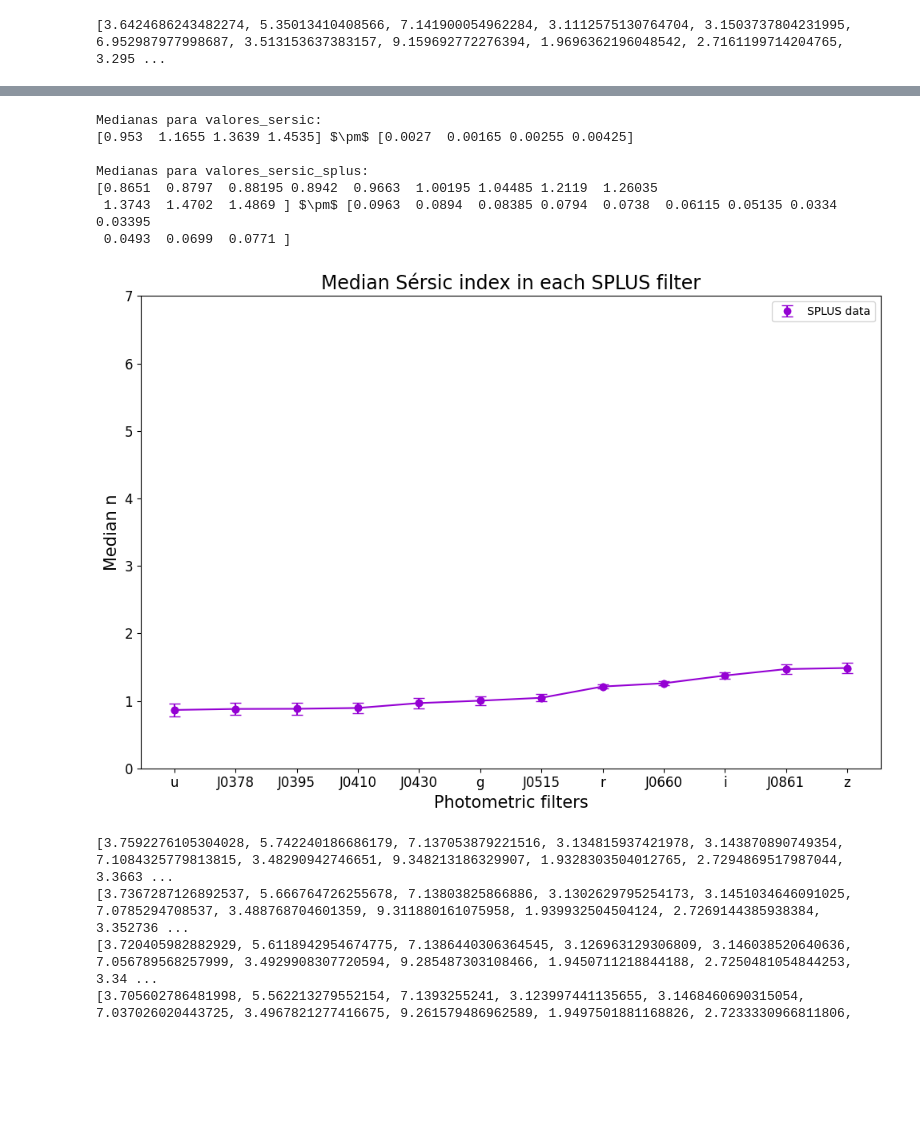
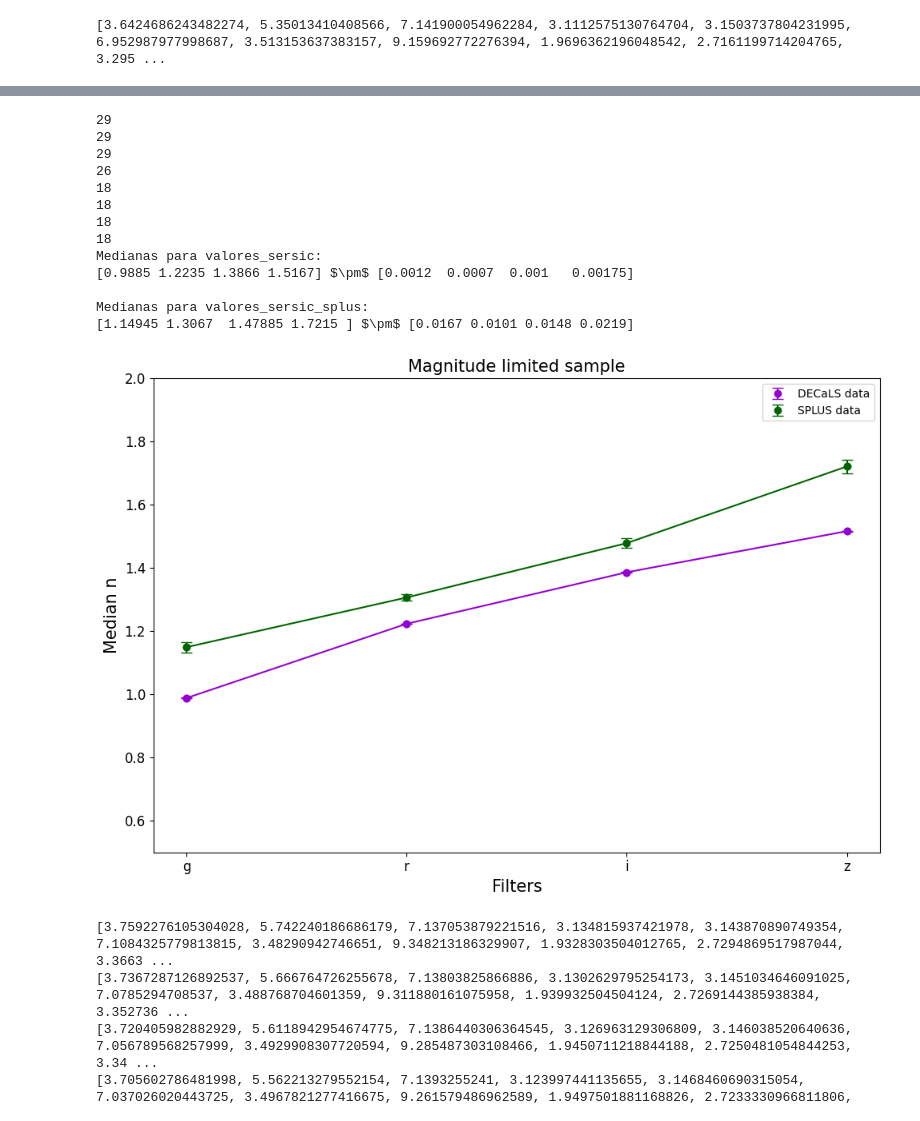
Before and after one commit to Siortiz/MorphoLS, a Jupyter notebook: Analysis/DECALS_SPLUS_plots.ipynb, the cells around one changed output, grey strips where cells are left out. Saved outputs shown, nothing was run; the diff lists cells and outputs as text; code cells hidden in the pictures; blank space fills up the shorter version.

```diff
--- a/Analysis/DECALS_SPLUS_plots.ipynb
+++ b/Analysis/DECALS_SPLUS_plots.ipynb
@@ -116,17 +129,17 @@ filtros = ['g', 'r', 'i', 'z']
 filtros_splus = ['u', 'J0378', 'J0395', 'J0410', 'J0430', 'g', 'J0515', 'r', 'J0660', 'i', 'J0861', 'z']
 for filtro in filtros:
     model['n_' + filtro] = pd.to_numeric(model['n_' + filtro], errors='coerce')
-    model['RE_' +filtro] = pd.to_numeric(model['RE_' + filtro], errors = 'coerce')
+    model['RE_' +filtro] = pd.to_numeric(model['RE_' + filtro], errors = 'coerce')*0.262
     model['e_n_' + filtro] = pd.to_numeric(model['e_n_' + filtro], errors='coerce')
-    model['e_RE_' + filtro] = pd.to_numeric(model['e_RE_' + filtro], errors='coerce')
+    model['e_RE_' + filtro] = pd.to_numeric(model['e_RE_' + filtro], errors='coerce')*0.262
 #H_0 = 67.4  # km/s/Mpc
 #splus['Distance (Mpc)'] = (splus['zmemb'] * 300000) / H_0
 for fil in filtros_splus:
     splus['n_' + fil] = pd.to_numeric(splus['n_' + fil], errors='coerce')
-    splus['RE_' +fil] = pd.to_numeric(splus['RE_' + fil], errors = 'coerce')
+    splus['RE_' +fil] = pd.to_numeric(splus['RE_' + fil], errors = 'coerce')*0.55
     splus['MAG_' +fil] = pd.to_numeric(splus['MAG_' + fil], errors = 'coerce')
     splus['e_n_' + fil] = pd.to_numeric(splus['e_n_' + fil], errors='coerce')
-    splus['e_RE_' + fil] = pd.to_numeric(splus['e_RE_' + fil], errors='coerce')
+    splus['e_RE_' + fil] = pd.to_numeric(splus['e_RE_' + fil], errors='coerce')*0.55
     #splus[f'RE_{fil}(kpc)'] = (splus[f'RE_{fil}'] * 0.55 * splus['Distance (Mpc)']) / 206.265
     #splus[f'e_RE_{fil}(kpc)'] = (splus[f'e_RE_{fil}'] * 0.55 * splus['Distance (Mpc)']) / 206.265
 # %%
@@ -323,9 +173,9 @@ plt.show()
 # %%
 valores_sersic = np.array([model['n_' + filtro] for filtro in filtros])
-valores_sersic_splus = np.array([splus['n_'+filtro] for filtro in filtros_splus])
+valores_sersic_splus = np.array([splus['n_'+filtro] for filtro in filtros])
 
 errores_sersic = np.array([model['e_n_' + filtro] for filtro in filtros])
-errores_sersic_splus = np.array([splus['e_n_' + filtro] for filtro in filtros_splus])
+errores_sersic_splus = np.array([splus['e_n_' + filtro] for filtro in filtros])
 
 # Función para calcular la mediana sin NaN y ceros
 def calcular_mediana_sin_nan_ni_ceros(valores):
@@ -333,7 +183,7 @@ def calcular_mediana_sin_nan_ni_ceros(valores):
     valores = pd.to_numeric(valores, errors='coerce')
     # Filtrar NaN y ceros
     valores_filtrados = valores[(~np.isnan(valores)) & (valores != 0.0)]
-    #return(np.nanmedian(valores))
+    print(len(valores_filtrados))
     if len(valores_filtrados) > 0:
         return np.nanmedian(valores_filtrados)
     else:
@@ -349,13 +199,13 @@ def calcular_errores(valores):
 medianas_valores_sersic = np.array([calcular_mediana_sin_nan_ni_ceros(valores_sersic[i]) for i in range(len(filtros))])
 
 # Calcular medianas para cada filtro en 'valores_sersic_splus'
-medianas_valores_sersic_splus = np.array([calcular_mediana_sin_nan_ni_ceros(valores_sersic_splus[i]) for i in range(len(filtros_splus))])
+medianas_valores_sersic_splus = np.array([calcular_mediana_sin_nan_ni_ceros(valores_sersic_splus[i]) for i in range(len(filtros))])
 
 #Calcular error de la mediana para cada filtro en 'valores_sersic'
 error_valores_sersic = np.array([calcular_errores(errores_sersic[i]) for i in range(len(filtros))])
 
 #Calcular error de la mediana para cada filtro en 'valores_sersic_splus'
-error_valores_sersic_splus = np.array([calcular_errores(errores_sersic_splus[i]) for i in range(len(filtros_splus))])
+error_valores_sersic_splus = np.array([calcular_errores(errores_sersic_splus[i]) for i in range(len(filtros))])
 
 # Imprimir resultados
 print("Medianas para valores_sersic:")
@@ -364,41 +214,47 @@ print(f'{medianas_valores_sersic} $\pm$ {error_valores_sersic}')
 print("\nMedianas para valores_sersic_splus:")
 print(f'{medianas_valores_sersic_splus} $\pm$ {error_valores_sersic_splus}')
 # %% [output]
+29
+29
+29
+26
+18
+18
+18
+18
 Medianas para valores_sersic:
-[0.953  1.1655 1.3639 1.4535] $\pm$ [0.0027  0.00165 0.00255 0.00425]
+[0.9885 1.2235 1.3866 1.5167] $\pm$ [0.0012  0.0007  0.001   0.00175]
 
 Medianas para valores_sersic_splus:
-[0.8651  0.8797  0.88195 0.8942  0.9663  1.00195 1.04485 1.2119  1.26035
- 1.3743  1.4702  1.4869 ] $\pm$ [0.0963  0.0894  0.08385 0.0794  0.0738  0.06115 0.05135 0.0334  0.03395
- 0.0493  0.0699  0.0771 ]
+[1.14945 1.3067  1.47885 1.7215 ] $\pm$ [0.0167 0.0101 0.0148 0.0219]
 # %%
 # Crear el gráfico de puntos con barras de error
 plt.figure(figsize=(10, 7))
 
 # Gráfico para valores_sersic con barras de error
-#plt.errorbar(filtros, medianas_valores_sersic, yerr=error_valores_sersic, fmt='o', capsize=5, color='plum', label='DECaLS data')
-#plt.plot(filtros, medianas_valores_sersic, color='plum', linestyle='-', marker='o')
+plt.errorbar(filtros, medianas_valores_sersic, yerr=error_valores_sersic, fmt='o', capsize=5, color='darkviolet', label='DECaLS data')
+plt.plot(filtros, medianas_valores_sersic, color='darkviolet', linestyle='-', marker='o')
 
 # Gráfico para valores_sersic_splus con barras de error
-plt.errorbar(filtros_splus, medianas_valores_sersic_splus, yerr=error_valores_sersic_splus, fmt='o', capsize=5, color='darkviolet', label='SPLUS data')
-plt.plot(filtros_splus, medianas_valores_sersic_splus, color='darkviolet', linestyle='-', marker='o')
+plt.errorbar(filtros, medianas_valores_sersic_splus, yerr=error_valores_sersic_splus, fmt='o', capsize=5, color='darkgreen', label='SPLUS data')
+plt.plot(filtros, medianas_valores_sersic_splus, color='darkgreen', linestyle='-', marker='o')
 
 # Personalizar el gráfico
-plt.xticks(range(len(filtros_splus)), filtros_splus, size=12)# Etiquetas del eje x
+plt.xticks(range(len(filtros)), filtros, size=12)# Etiquetas del eje x
 plt.yticks(size=12)
-plt.xlabel('Photometric filters', size=15)
+plt.xlabel('Filters', size=15)
 plt.ylabel('Median n', size=15)
-plt.title('Median Sérsic index in each SPLUS filter', size=17)
+plt.title('Magnitude limited sample', size=15)
 plt.legend()
-plt.ylim(0, 7)
+plt.ylim(0.5, 2)
 
 
 plt.tight_layout()
 
 # Mostrar el gráfico
 plt.show()
 # %% [output]
-[figure, old version]
+[figure, new version]
 # %%
 for i in range(len(filtros_splus)):
     print([valores_re_splus[i][j][0] for j in range(43)])
```
Also changed, not shown: parts of 10 cells of this notebook, 1 other file.
